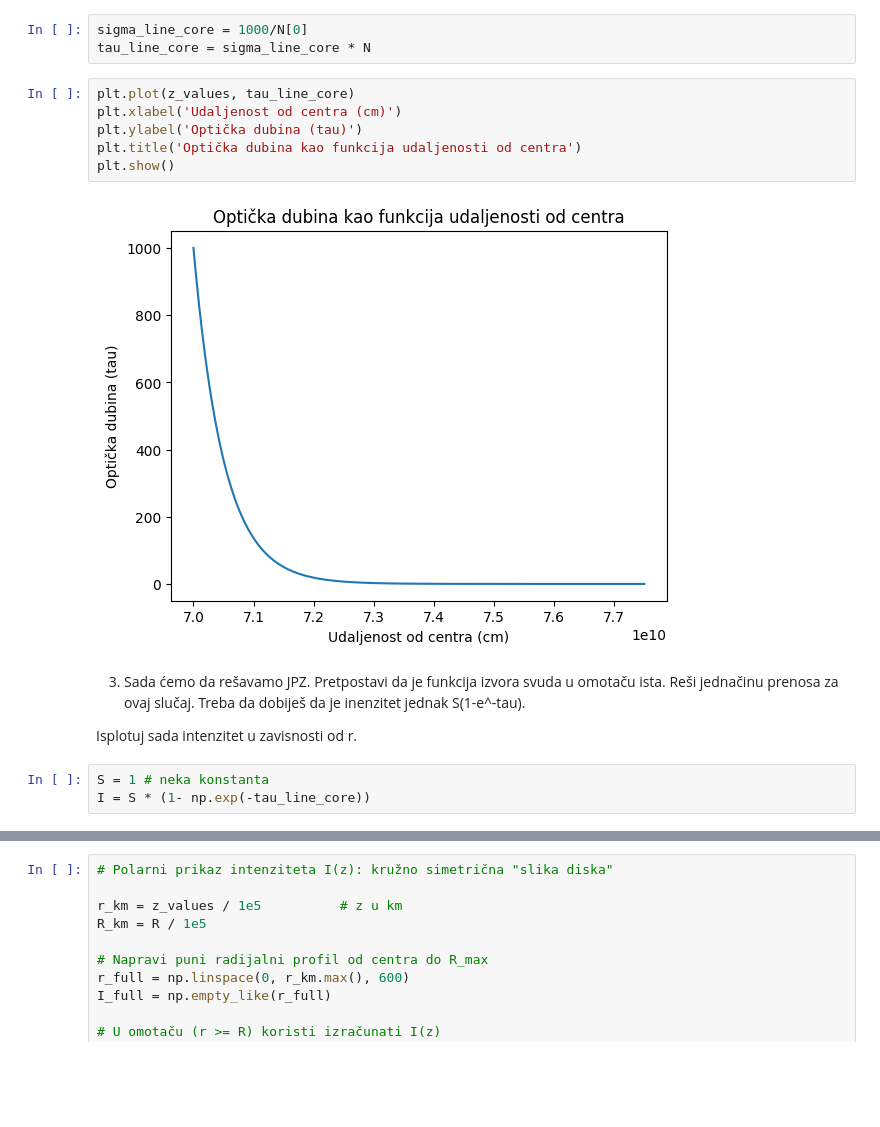
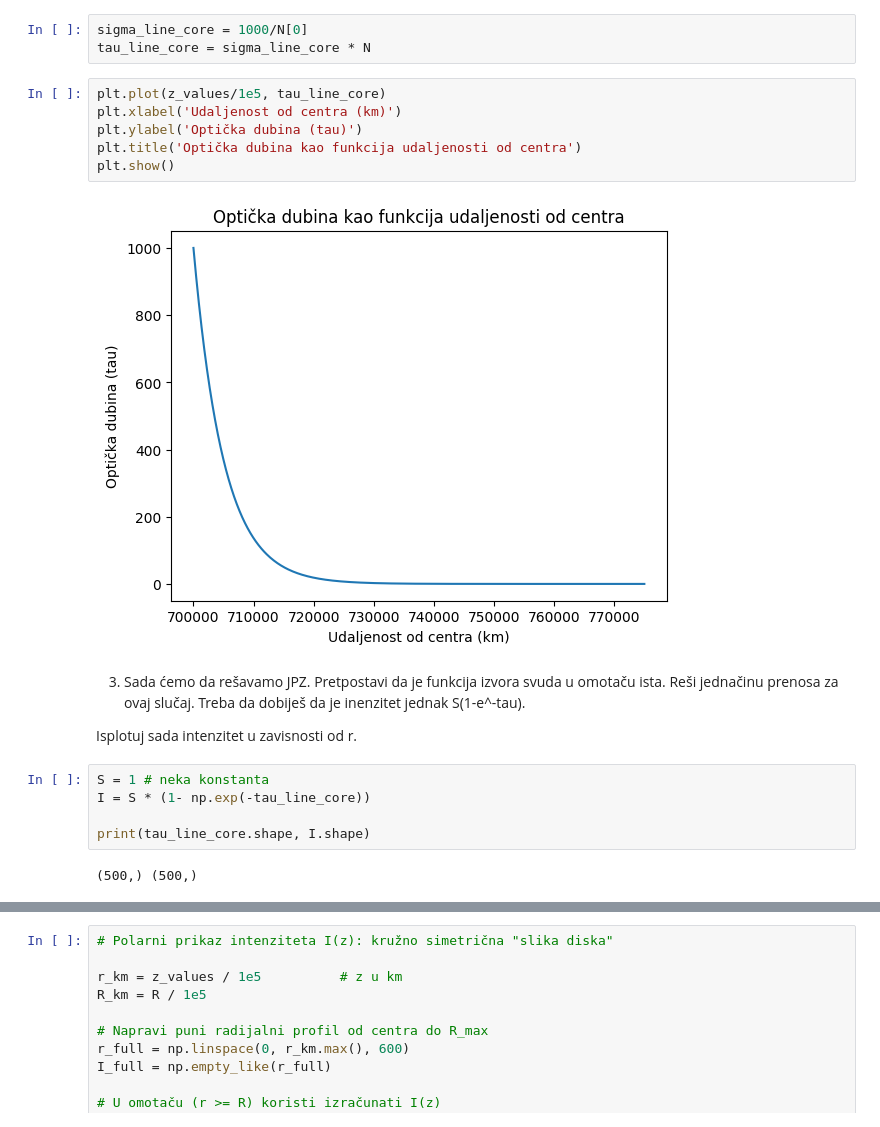
Before and after one commit to nmmladenovic-tech/moving_atmospheres_exercises, a Jupyter notebook: domaci.ipynb, the cells around one changed output, grey strips where cells are left out. Cells and saved outputs as stored; diff of their text form; blank space fills up the shorter version.

```diff
--- a/domaci.ipynb
+++ b/domaci.ipynb
@@ -67,13 +69,13 @@ Isplotuj sada optičku dubinu duž pravca vizure u zavisnosti od r.
 sigma_line_core = 1000/N[0]
 tau_line_core = sigma_line_core * N
 # %%
-plt.plot(z_values, tau_line_core)
-plt.xlabel('Udaljenost od centra (cm)')
+plt.plot(z_values/1e5, tau_line_core)
+plt.xlabel('Udaljenost od centra (km)')
 plt.ylabel('Optička dubina (tau)')
 plt.title('Optička dubina kao funkcija udaljenosti od centra')
 plt.show()
 # %% [output]
-[figure, old version]
+[figure, new version]
 # %% [markdown]
 3) Sada ćemo da rešavamo JPZ. Pretpostavi da je funkcija izvora svuda u omotaču ista. Reši jednačinu prenosa za ovaj slučaj. Treba da dobiješ da je inenzitet jednak S(1-e^-tau).
 
@@ -81,5 +83,9 @@ Isplotuj sada intenzitet u zavisnosti od r.
 # %%
 S = 1 # neka konstanta
 I = S * (1- np.exp(-tau_line_core))
+
+print(tau_line_core.shape, I.shape)
+# %% [output]
+(500,) (500,)
 # %%
 plt.plot(z_values/1e5, I)
```
Also changed, not shown: parts of 11 cells of this notebook, 1 other file.
